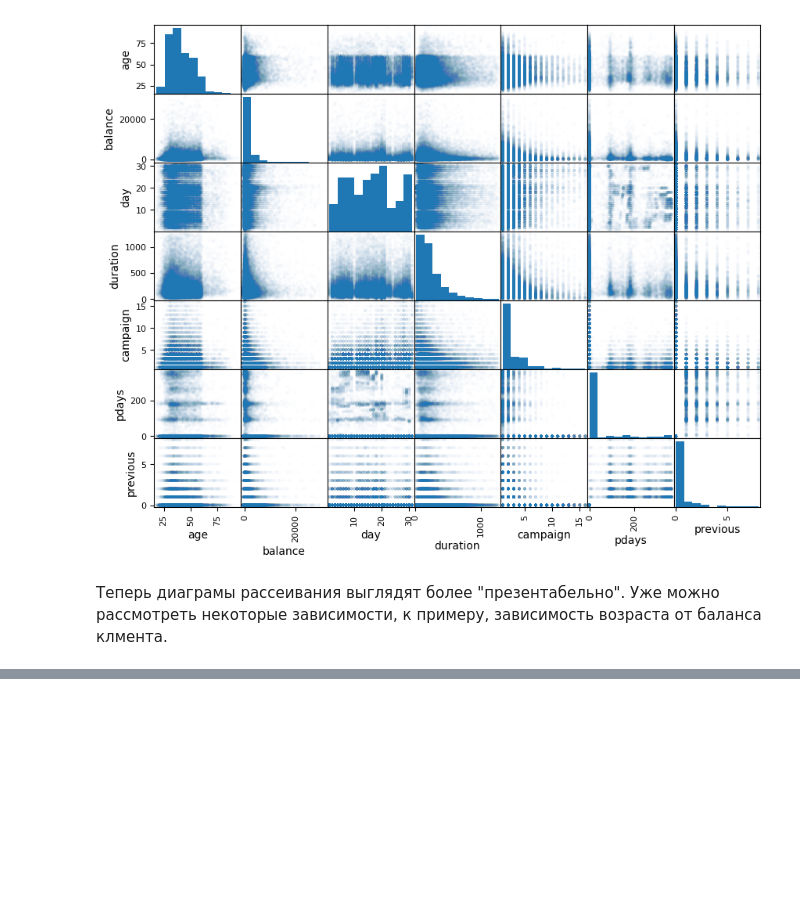
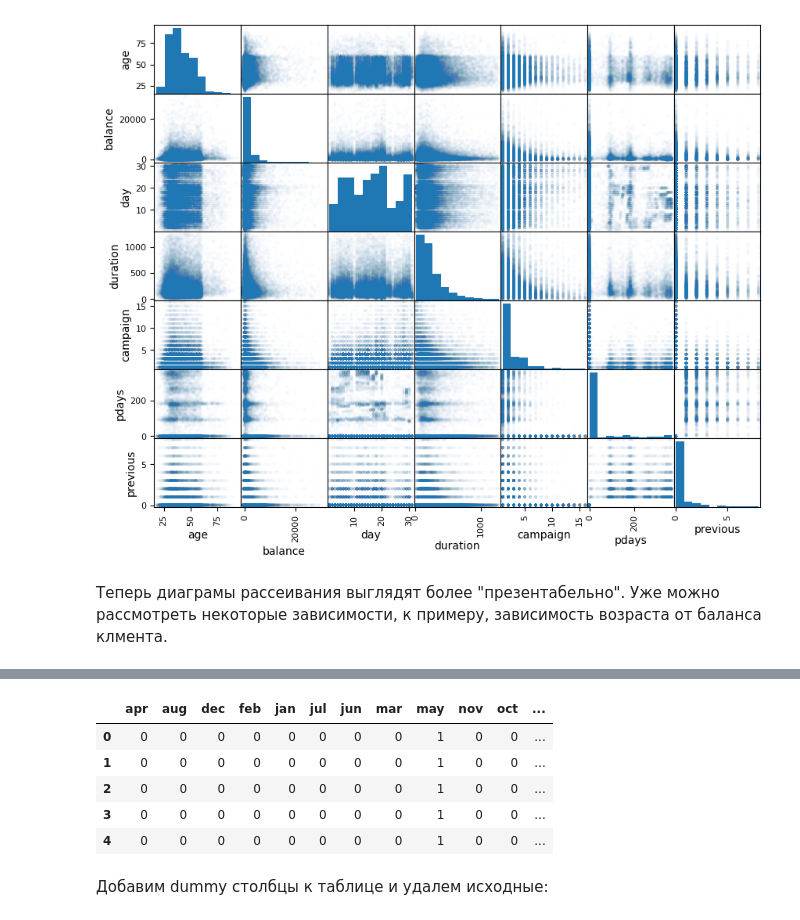
Before and after one commit to a1xsa/machine_learning, a Jupyter notebook: bank.ipynb, the cells around one changed output, grey strips where cells are left out. Saved outputs shown, nothing was run; the diff lists cells and outputs as text; code cells hidden in the pictures; blank space fills up the shorter version.

```diff
--- a/bank.ipynb
+++ b/bank.ipynb
@@ -391,0 +413,4 @@ ValueError: could not convert string to float: 'management'
+# %%
+numerical_columns=  [c for c in data_all.columns if data_all[c].dtype.name != 'category']
+categorical_columns = [c for c in data_all.columns if data_all[c].dtype.name == 'category']
+print(categorical_columns)
@@ -391,0 +419,5 @@ ValueError: could not convert string to float: 'management'
+# %%
+data_describe = data_all.describe(include = ['category'])
+binary_columns    = [c for c in categorical_columns if data_describe[c]['unique'] == 2]
+nonbinary_columns = [c for c in categorical_columns if data_describe[c]['unique'] > 2]
+print(binary_columns, nonbinary_columns)
@@ -391,0 +444,3 @@ ValueError: could not convert string to float: 'management'
+# %%
+for column in binary_columns:
+  data_all[column] = data_all[column].cat.codes
@@ -391,0 +511,12 @@ ValueError: could not convert string to float: 'management'
+# %%
+month_dummies=pd.get_dummies(data_all['month'], dtype=int)
+month_dummies.head(5)
+# %% [output]
+|  | apr | aug | dec | feb | jan | jul | jun | mar | may | nov | oct | ... |
+| 0 | 0 | 0 | 0 | 0 | 0 | 0 | 0 | 0 | 1 | 0 | 0 | ... |
+| 1 | 0 | 0 | 0 | 0 | 0 | 0 | 0 | 0 | 1 | 0 | 0 | ... |
+| 2 | 0 | 0 | 0 | 0 | 0 | 0 | 0 | 0 | 1 | 0 | 0 | ... |
+| 3 | 0 | 0 | 0 | 0 | 0 | 0 | 0 | 0 | 1 | 0 | 0 | ... |
+| 4 | 0 | 0 | 0 | 0 | 0 | 0 | 0 | 0 | 1 | 0 | 0 | ... |
+# %% [markdown]
+Добавим dummy столбцы к таблице и удалем исходные:
```
Also changed, not shown: parts of 42 cells of this notebook.
